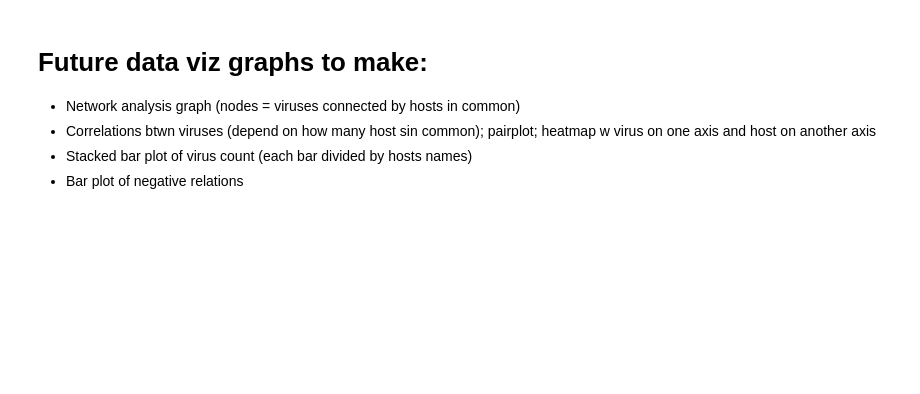
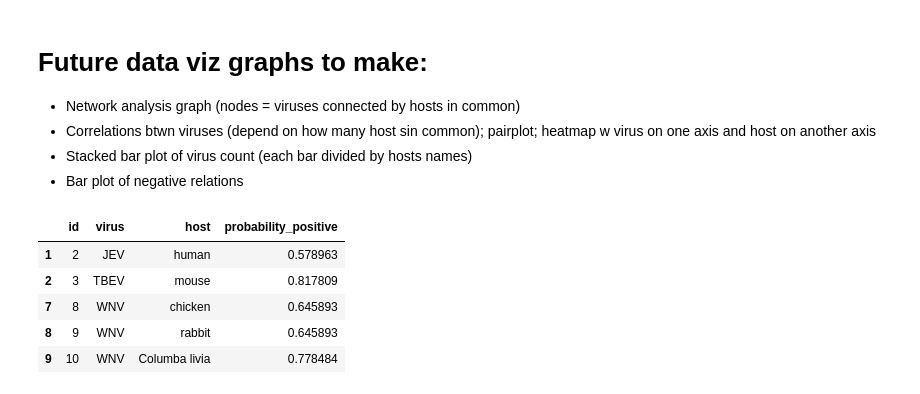
Before and after one commit to EricaXia/snorkel, a Jupyter notebook: results.ipynb, the cells around one changed output. Drawn from its saved outputs; the diff is of its cells as text; code cells hidden in the pictures; blank space fills up the shorter version.

```diff
--- a/results.ipynb
+++ b/results.ipynb
@@ -83,3 +82,12 @@ plt.show()
 - Correlations btwn viruses (depend on how many host sin common); pairplot; heatmap w virus on one axis and host on another axis
 - Stacked bar plot of virus count (each bar divided by hosts names)
 - Bar plot of negative relations
+# %%
+positive.head()
+# %% [output]
+|  | id | virus | host | probability_positive |
+| 1 | 2 | JEV | human | 0.578963 |
+| 2 | 3 | TBEV | mouse | 0.817809 |
+| 7 | 8 | WNV | chicken | 0.645893 |
+| 8 | 9 | WNV | rabbit | 0.645893 |
+| 9 | 10 | WNV | Columba livia | 0.778484 |
```
Also changed, not shown: parts of 12 cells of this notebook, 4 other files.
